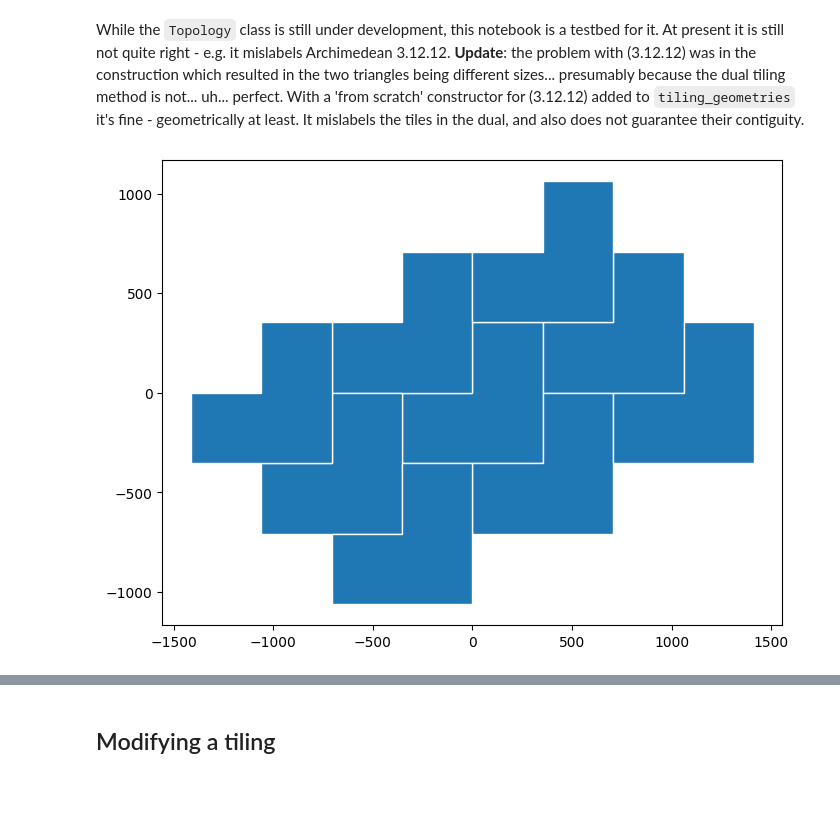
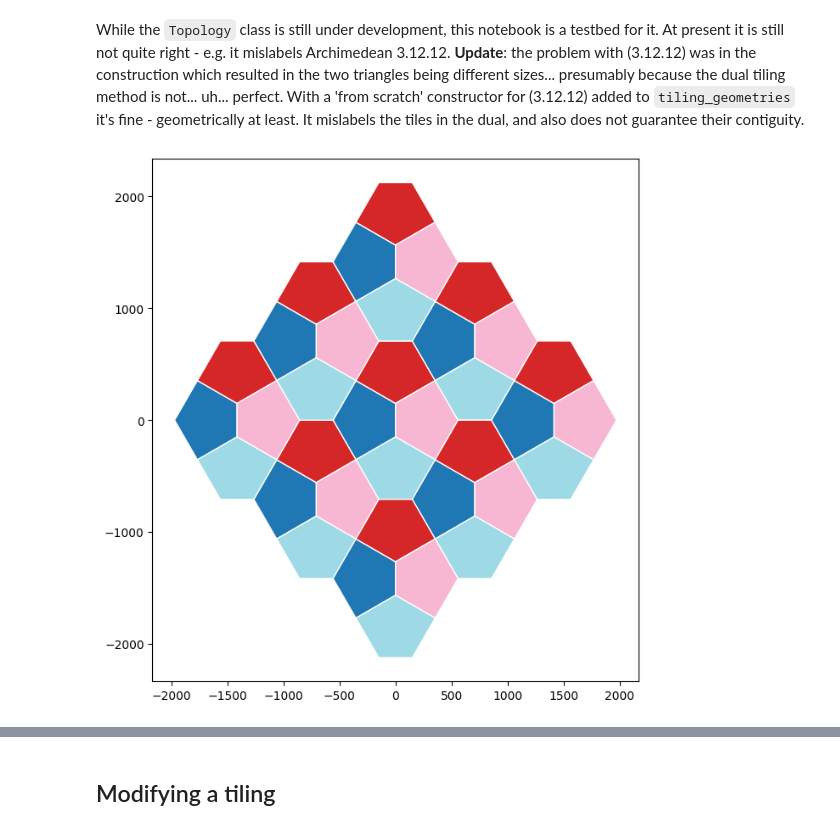
Before and after one commit to DOSull/weavingspace, a Jupyter notebook: examples/topology-working.ipynb, the cells around one changed output, grey strips where cells are left out. Drawn from its saved outputs; the diff is of its cells as text; code cells hidden in the pictures; blank space fills up the shorter version.

```diff
--- a/examples/topology-working.ipynb
+++ b/examples/topology-working.ipynb
@@ -35,23 +35,23 @@ tile.setup_vectors((-s/2, s/2), (s, s/2))
 tile._setup_regularised_prototile()
 # %%
 # tile = TileUnit(tiling_type = "lave", code = "4.6.12", spacing = 1000)
-# tile = TileUnit(tiling_type = "chavey", code = "K")
+tile = TileUnit(tiling_type = "chavey", code = "K")
 # tile = TileUnit(tiling_type = "star2", code = "66", point_angle = 30)
 # tile = TileUnit(tiling_type = "hex-dissection", n = 9, offset = 1, offset_angle = 30)
 # tile = TileUnit(tiling_type = "hex-slice", n = 9, offset = 1)
 # tile = TileUnit(tiling_type = "archimedean", code = "3.4.6.4")
 # tile = TileUnit(tiling_type = "archi", code = "3.12.12")
 # tile = TileUnit(tiling_type = "archimedean", code = "4.8.8")
-# tile = TileUnit(tiling_type = "cairo", n = 3)
+tile = TileUnit(tiling_type = "cairo", n = 3)
 # tile = TileUnit(tiling_type = "square-colouring", n = 4) #.transform_skew(20).transform_scale(1.2)
 # tile = TileUnit(tiling_type = "hex-colouring", n = 4).transform_rotate(90)
 # tile = WeaveUnit(weave_type = "plain", n = 2, strands = "a|d", aspect = 1)
 # tile = WeaveUnit(weave_type = "basket", n = 3, strands = "abc|def", spacing = 200)
 # tile = WeaveUnit(weave_type = "twill", n = 2, strands = "ac|bd")
 # tile = TileUnit(base_shape = TileShape.TRIANGLE)
 ax = tile.plot(r = 1, show_reg_prototile = False, show_prototile = False, cmap = "tab20", show_ids = False, r_alpha = 1, show_vectors = False, ec = "w")
 # %% [output]
-[figure, old version]
+[figure, new version]
 # %%
 topo = Topology(tile, True)
 # %%
```
Also changed, not shown: parts of 7 cells of this notebook.
